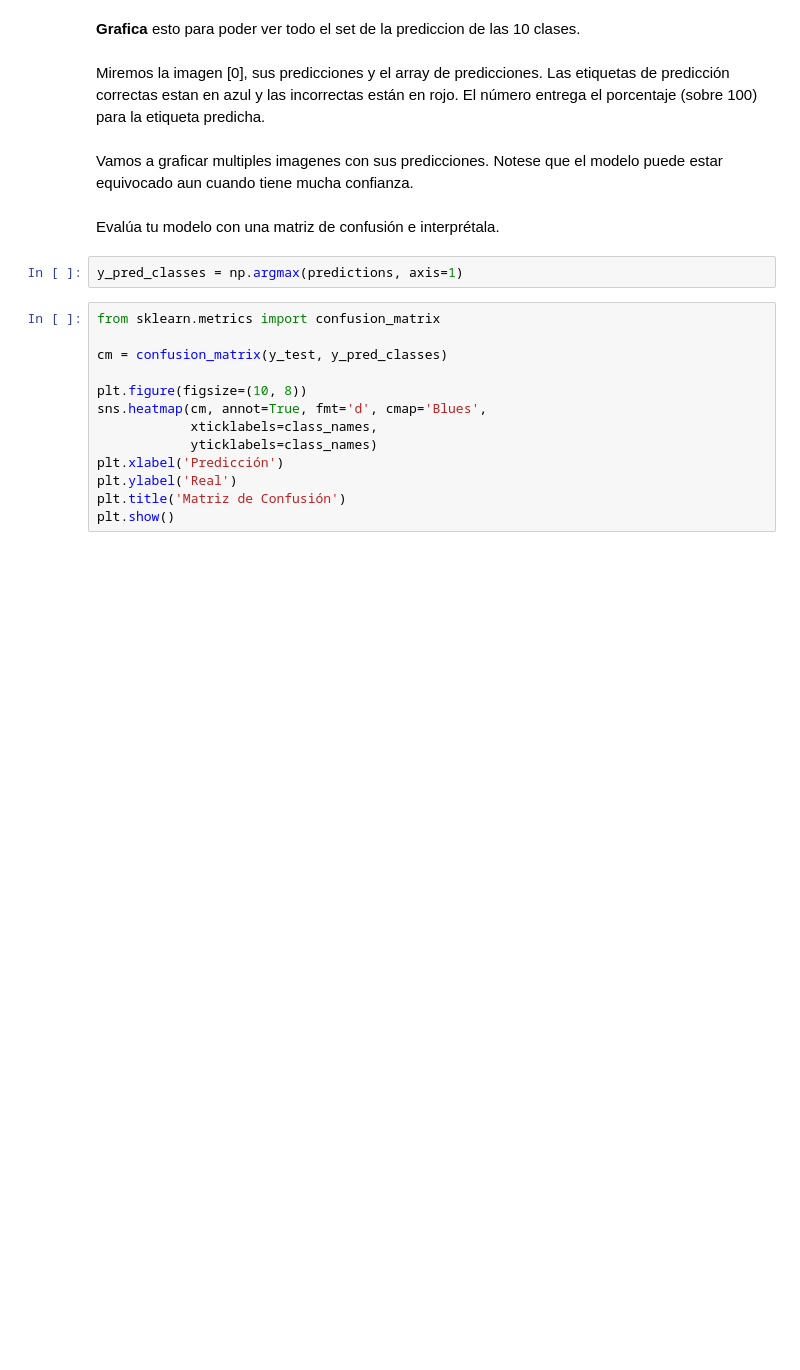
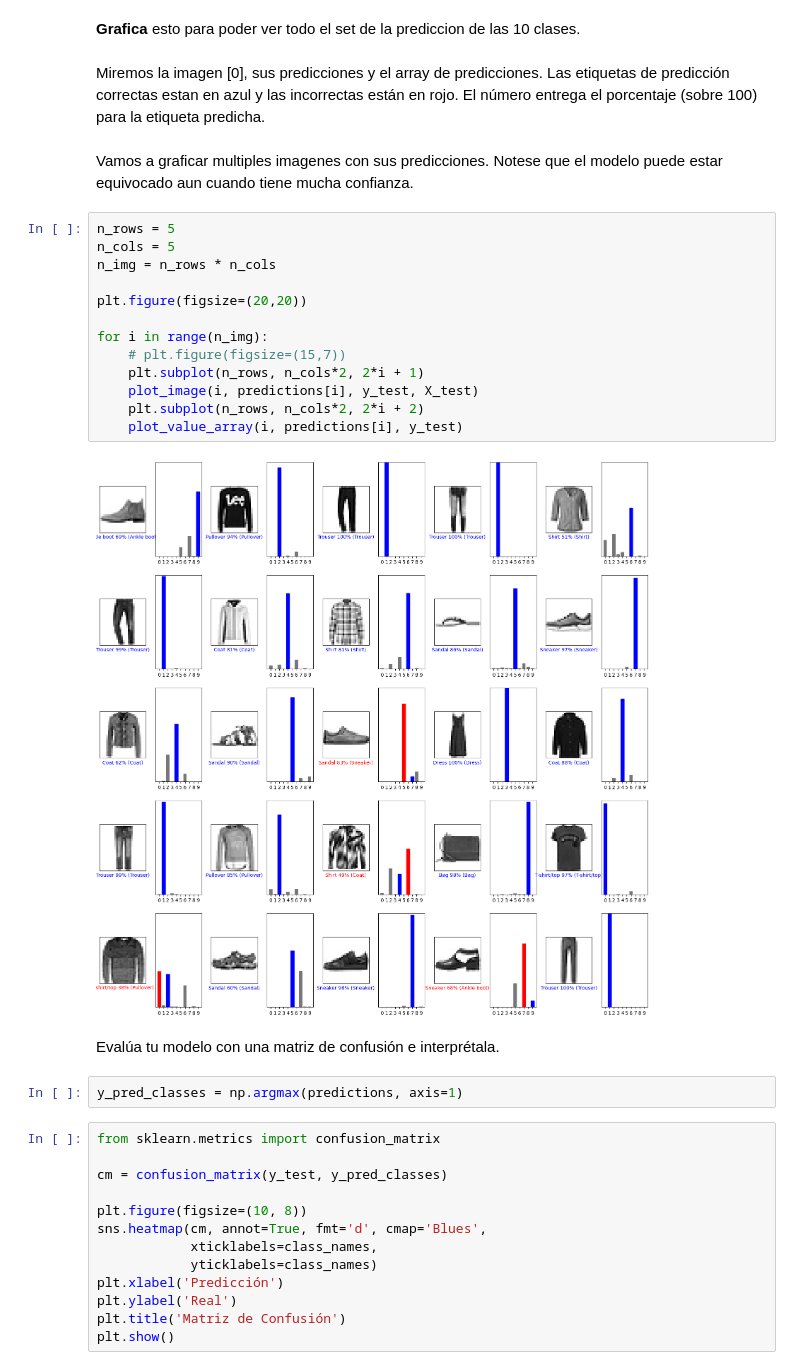
Before and after one commit to rou-tz/2026-02-BILBAO-FT-Data-Science, a Jupyter notebook: 3-Machine_Learning/3-Deep_Learning/1-Intro Deep Learning/ejercicios/Deep Learning classification_Ruben.ipynb, the cells around one changed output. Cells and saved outputs as stored; diff of their text form; blank space fills up the shorter version.

```diff
--- a/3-Machine_Learning/3-Deep_Learning/1-Intro Deep Learning/ejercicios/Deep Learning classification_Ruben.ipynb
+++ b/3-Machine_Learning/3-Deep_Learning/1-Intro Deep Learning/ejercicios/Deep Learning classification_Ruben.ipynb
@@ -400,6 +386,21 @@ Entonces, el modelo tiene mayor confianza que esta imagen es un bota de tobillo
 Miremos la imagen [0], sus predicciones y el array de predicciones. Las etiquetas de predicción correctas estan en azul y las incorrectas están en rojo. El número entrega el porcentaje (sobre 100) para la etiqueta predicha.
 # %% [markdown]
 Vamos a graficar multiples imagenes con sus predicciones. Notese que el modelo puede estar equivocado aun cuando tiene mucha confianza.
+# %%
+n_rows = 5
+n_cols = 5
+n_img = n_rows * n_cols
+
+plt.figure(figsize=(20,20))
+
+for i in range(n_img):
+    # plt.figure(figsize=(15,7))
+    plt.subplot(n_rows, n_cols*2, 2*i + 1)
+    plot_image(i, predictions[i], y_test, X_test)
+    plt.subplot(n_rows, n_cols*2, 2*i + 2)
+    plot_value_array(i, predictions[i], y_test)
+# %% [output]
+[figure, added]
 # %% [markdown]
 Evalúa tu modelo con una matriz de confusión e interprétala.
 # %%
```
Also changed, not shown: parts of 11 cells of this notebook, 5 other files.
